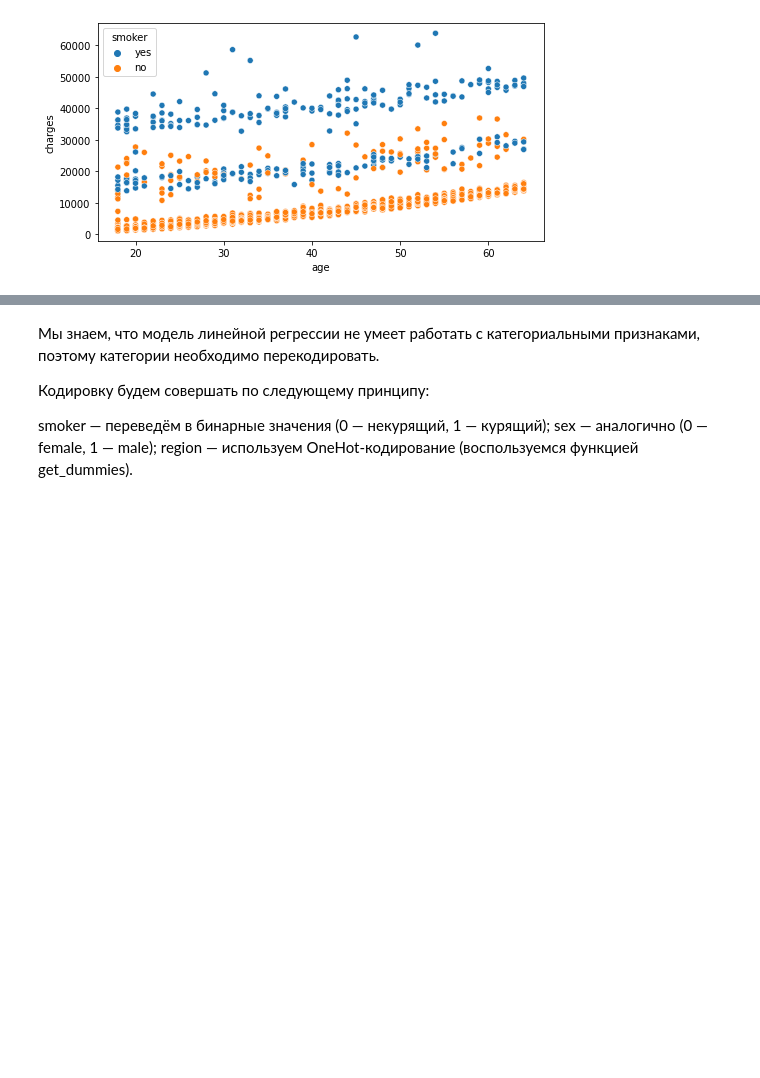
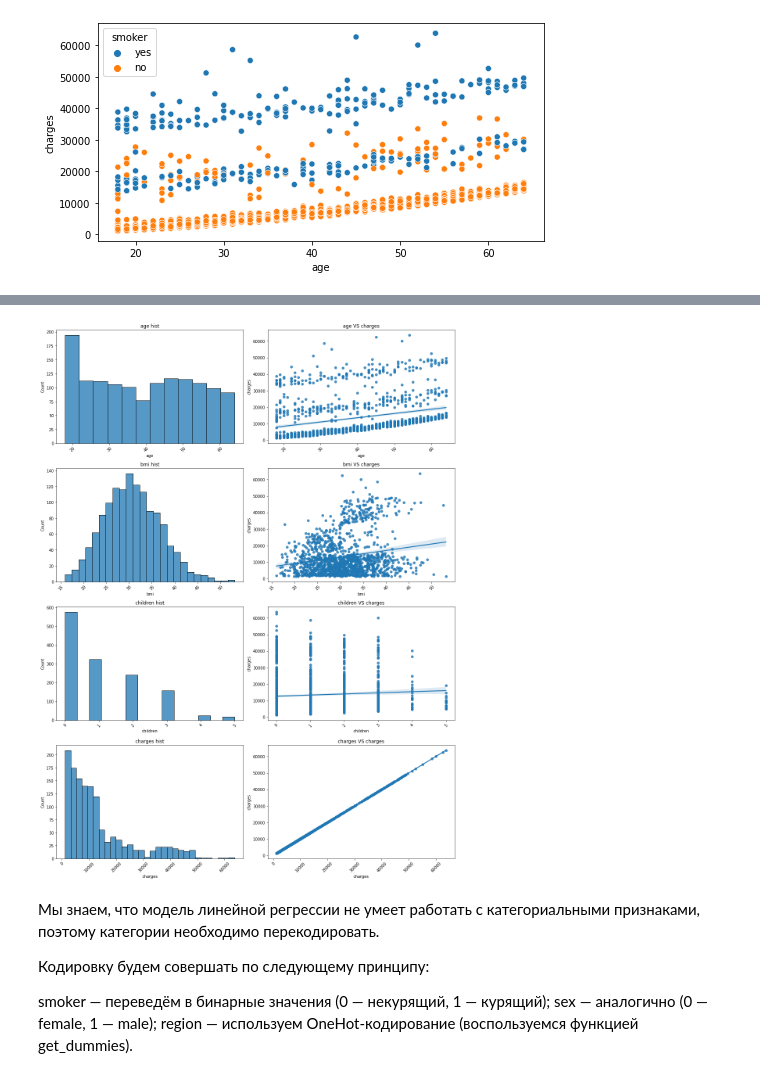
Before and after one commit to d3enjan/sf_data_science, a Jupyter notebook: skillfactory/ML-2. Обучение с учителем/Medical Cost Personal Datasets/medical.ipynb, the cells around one changed output, grey strips where cells are left out. Drawn from its saved outputs; the diff is of its cells as text; code cells hidden in the pictures; blank space fills up the shorter version.

```diff
--- a/skillfactory/ML-2. Обучение с учителем/Medical Cost Personal Datasets/medical.ipynb
+++ b/skillfactory/ML-2. Обучение с учителем/Medical Cost Personal Datasets/medical.ipynb
@@ -143,3 +156,22 @@ axes = sns.scatterplot(data=data,
+# %%
+n = len(num_features) #количество числовых признаков
+fig, axes = plt.subplots(n, 2, figsize=(15, 20)) # фигура + n х 2 координатных плоскостей
+for i, feature in enumerate(num_features): #i- индекс, feature - название признака в таблице
+    #Строим гистограмму распределения признака
+    histplot = sns.histplot(data=data, x=feature, ax=axes[i][0])
+    #Добавляем подпись графику
+    histplot.set_title('{} hist'.format(feature))
+    #Добавляем поворот отметок на оси абсцисс
+    histplot.xaxis.set_tick_params(rotation=45)
+    #Строим диаграмму рассеяния + линейную регрессию
+    regplot = sns.regplot(data=data, x=feature, y='charges', ax=axes[i][1])
+    #Добавляем подпись графику
+    regplot.set_title('{} VS charges'.format(feature));
+    #Добавляем поворот отметок на оси абсцисс
+    regplot.xaxis.set_tick_params(rotation=45)
+plt.tight_layout() #выравнивание графиков
+# %% [output]
+[figure, added]
 # %% [markdown]
 Мы знаем, что модель линейной регрессии не умеет работать с категориальными признаками, поэтому категории необходимо перекодировать.
 
```
Also changed, not shown: parts of 3 cells of this notebook.
